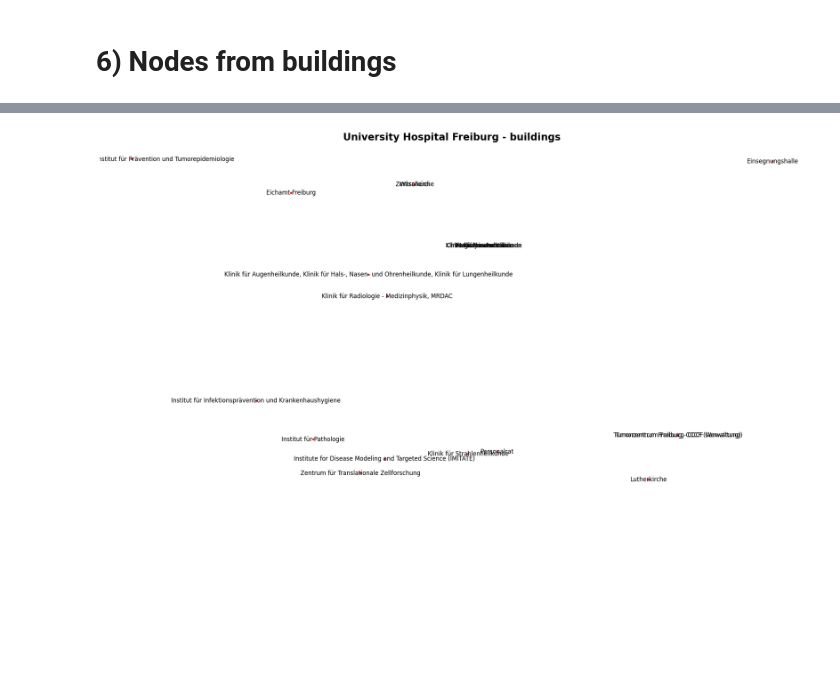
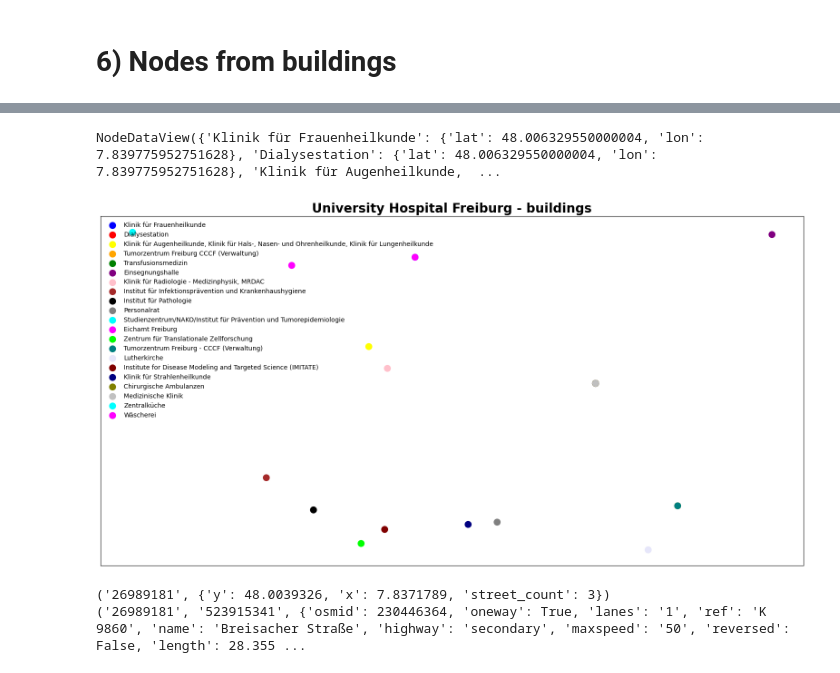
Before and after one commit to Dacian22/Medicar, a Jupyter notebook: Playground_Arved/UHFreiburgGraph/UH_Freiburg_network_v2.ipynb, the cells around one changed output, grey strips where cells are left out. Drawn from its saved outputs; the diff is of its cells as text; code cells hidden in the pictures; blank space fills up the shorter version.

```diff
--- a/Playground_Arved/UHFreiburgGraph/UH_Freiburg_network_v2.ipynb
+++ b/Playground_Arved/UHFreiburgGraph/UH_Freiburg_network_v2.ipynb
@@ -350,15 +372,30 @@ G_special = nx.Graph()
 # add nodes
 for building in buildings.keys():
     G_special.add_node(building, lat = buildings[building]['lat'], lon = buildings[building]['lon'])
+# %%
+G_special.nodes(data=True)
+# %% [output]
+NodeDataView({'Klinik für Frauenheilkunde': {'lat': 48.006329550000004, 'lon': 7.839775952751628}, 'Dialysestation': {'lat': 48.006329550000004, 'lon': 7.839775952751628}, 'Klinik für Augenheilkunde,  ...
 # %%
 # plot the graph
 pos = {node: (data['lon'], data['lat']) for node, data in G_special.nodes(data=True)}
+# create list with 21 different plot colors
+colors = ['blue', 'red', 'yellow', 'orange', 'green', 'purple', 'pink', 'brown',
+          'black', 'grey', 'cyan', 'magenta', 'lime', 'teal', 'lavender', 'maroon',
+          'navy', 'olive', 'silver', 'aqua', 'fuchsia']
+# create dictionary with colors for each node
+building_colors = {node:colors[i] for i, node in enumerate(G_special.nodes)}
+# plot
 plt.figure(figsize=(20, 10))
-nx.draw(G_special, with_labels=True, node_size=10, node_color='red', pos=pos, arrows=False)
+# color each node with an own color
+for node in G_special.nodes:
+    nx.draw_networkx_nodes(G_special, pos=pos, nodelist=[node], node_size=100, node_color=building_colors[node])
 plt.title('University Hospital Freiburg - buildings', fontsize=20, fontweight='bold')
+# add legend without background
+plt.legend(building_colors, loc='upper left', frameon=False)
 plt.show()
 # %% [output]
-[figure, old version]
+[figure, new version]
 # %%
 # create pandas dataframe for nodes
 df_special_nodes = pd.DataFrame.from_dict(buildings, orient='index')
@@ -368,3 +405,9 @@ df_special_nodes = df_special_nodes.rename(columns={'index': 'name'})
 # %%
 # create csv file
 df_special_nodes.to_csv('special_nodes_UH_Graph.csv', index=False)
+# %%
+print(list(G_final.nodes(data=True))[0])
+print(list(G_final.edges(data=True))[0])
+# %% [output]
+('26989181', {'y': 48.0039326, 'x': 7.8371789, 'street_count': 3})
+('26989181', '523915341', {'osmid': 230446364, 'oneway': True, 'lanes': '1', 'ref': 'K 9860', 'name': 'Breisacher Straße', 'highway': 'secondary', 'maxspeed': '50', 'reversed': False, 'length': 28.355 ...
```
Also changed, not shown: parts of 4 cells of this notebook, 4 other files.
